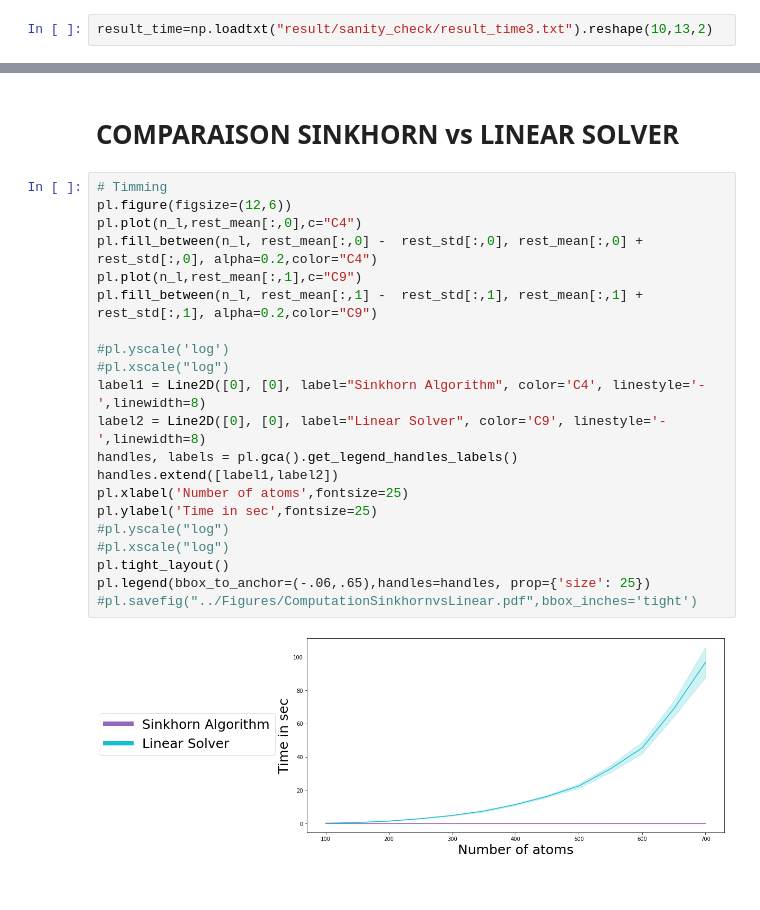
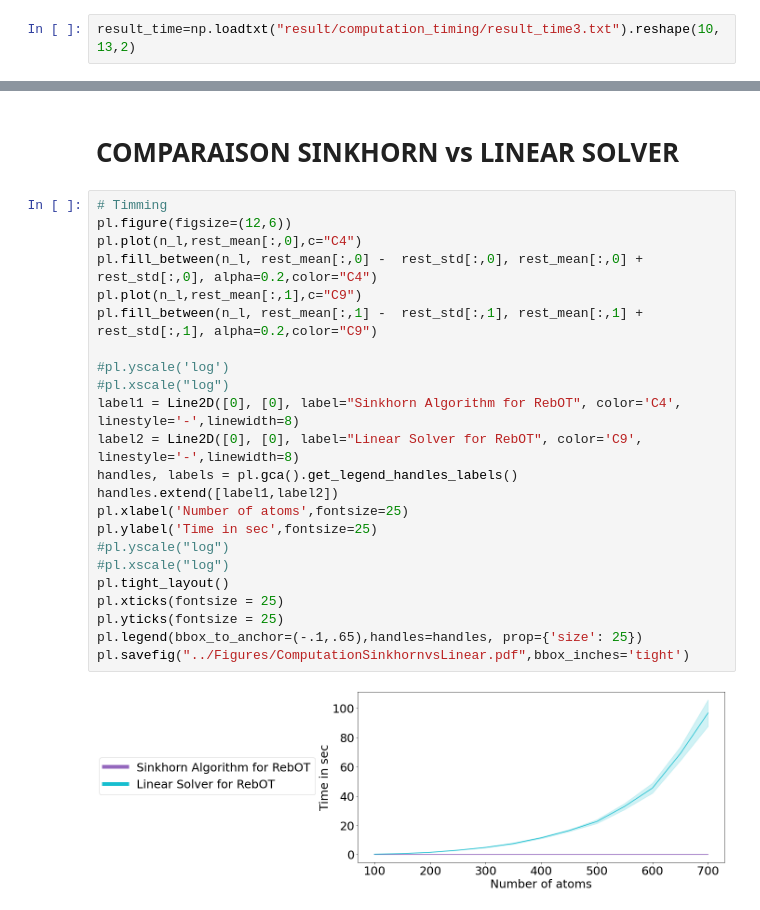
Before and after one commit to AnonymousGit1/HROT, a Jupyter notebook: Notebook/ComputationTiming.ipynb, the cells around one changed output, grey strips where cells are left out. Cells and saved outputs as stored; diff of their text form.

```diff
--- a/Notebook/ComputationTiming.ipynb
+++ b/Notebook/ComputationTiming.ipynb
@@ -458,5 +484,5 @@ result_time.shape
 # %%
-result_time=np.loadtxt("result/sanity_check/result_time3.txt").reshape(10,13,2)
+result_time=np.loadtxt("result/computation_timing/result_time3.txt").reshape(10,13,2)
 # %%
 rest_mean=np.mean(result_time,0)
 rest_std=np.std(result_time,0)
@@ -465,23 +491,25 @@ rest_std=np.std(result_time,0)
 # %%
 # Timming
 pl.figure(figsize=(12,6))
 pl.plot(n_l,rest_mean[:,0],c="C4")
 pl.fill_between(n_l, rest_mean[:,0] -  rest_std[:,0], rest_mean[:,0] + rest_std[:,0], alpha=0.2,color="C4")
 pl.plot(n_l,rest_mean[:,1],c="C9")
 pl.fill_between(n_l, rest_mean[:,1] -  rest_std[:,1], rest_mean[:,1] + rest_std[:,1], alpha=0.2,color="C9")
 
 #pl.yscale('log')
 #pl.xscale("log")
-label1 = Line2D([0], [0], label="Sinkhorn Algorithm", color='C4', linestyle='-',linewidth=8)
-label2 = Line2D([0], [0], label="Linear Solver", color='C9', linestyle='-',linewidth=8)
+label1 = Line2D([0], [0], label="Sinkhorn Algorithm for RebOT", color='C4', linestyle='-',linewidth=8)
+label2 = Line2D([0], [0], label="Linear Solver for RebOT", color='C9', linestyle='-',linewidth=8)
 handles, labels = pl.gca().get_legend_handles_labels()
 handles.extend([label1,label2])
 pl.xlabel('Number of atoms',fontsize=25)
 pl.ylabel('Time in sec',fontsize=25)
 #pl.yscale("log")
 #pl.xscale("log")
 pl.tight_layout()
-pl.legend(bbox_to_anchor=(-.06,.65),handles=handles, prop={'size': 25})
-#pl.savefig("../Figures/ComputationSinkhornvsLinear.pdf",bbox_inches='tight')
+pl.xticks(fontsize = 25)
+pl.yticks(fontsize = 25)
+pl.legend(bbox_to_anchor=(-.1,.65),handles=handles, prop={'size': 25})
+pl.savefig("../Figures/ComputationSinkhornvsLinear.pdf",bbox_inches='tight')
 # %% [output]
-[figure, old version]
+[figure, new version]
```
Also changed, not shown: parts of 12 cells of this notebook, 4 other files.
